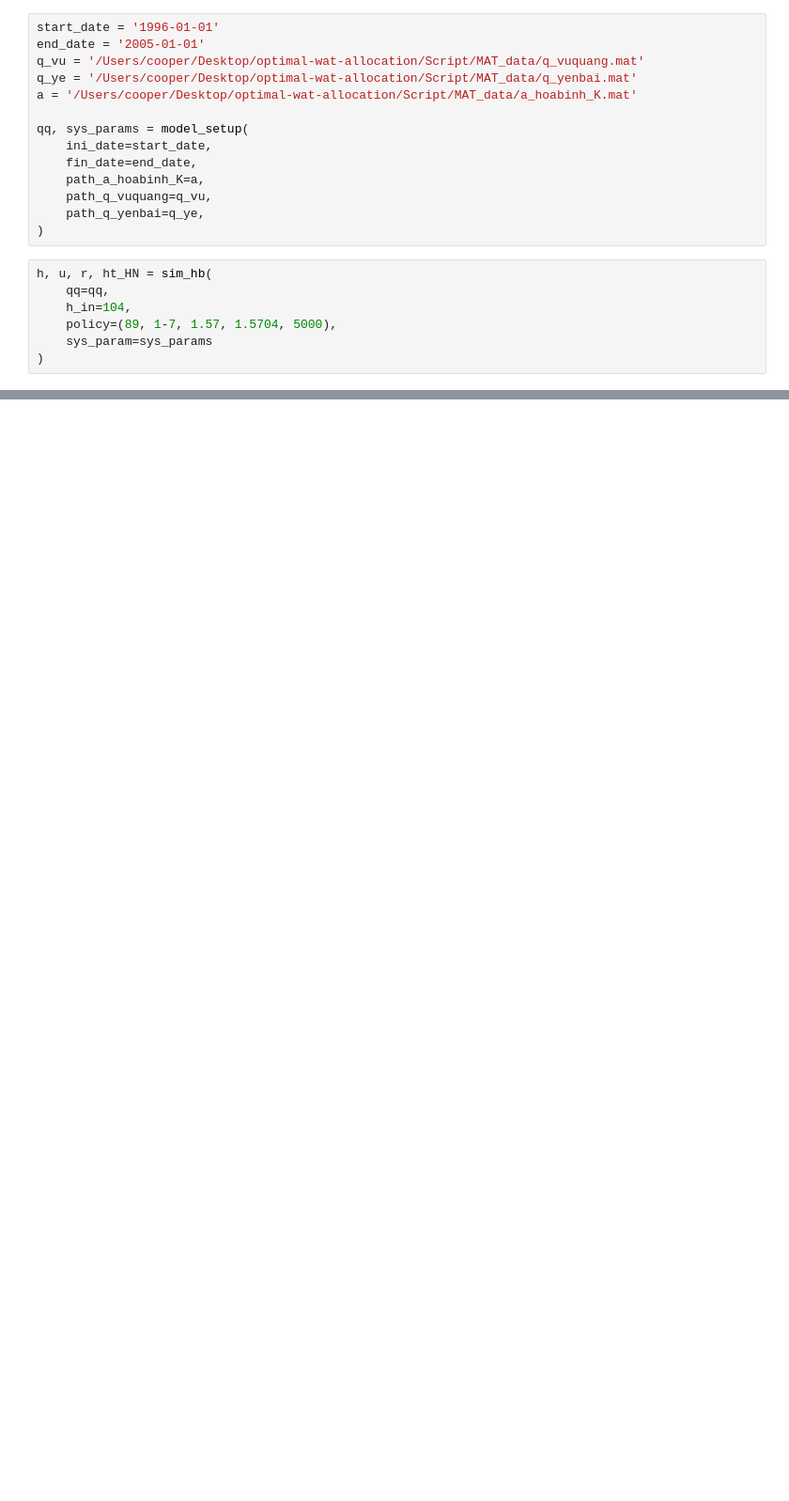
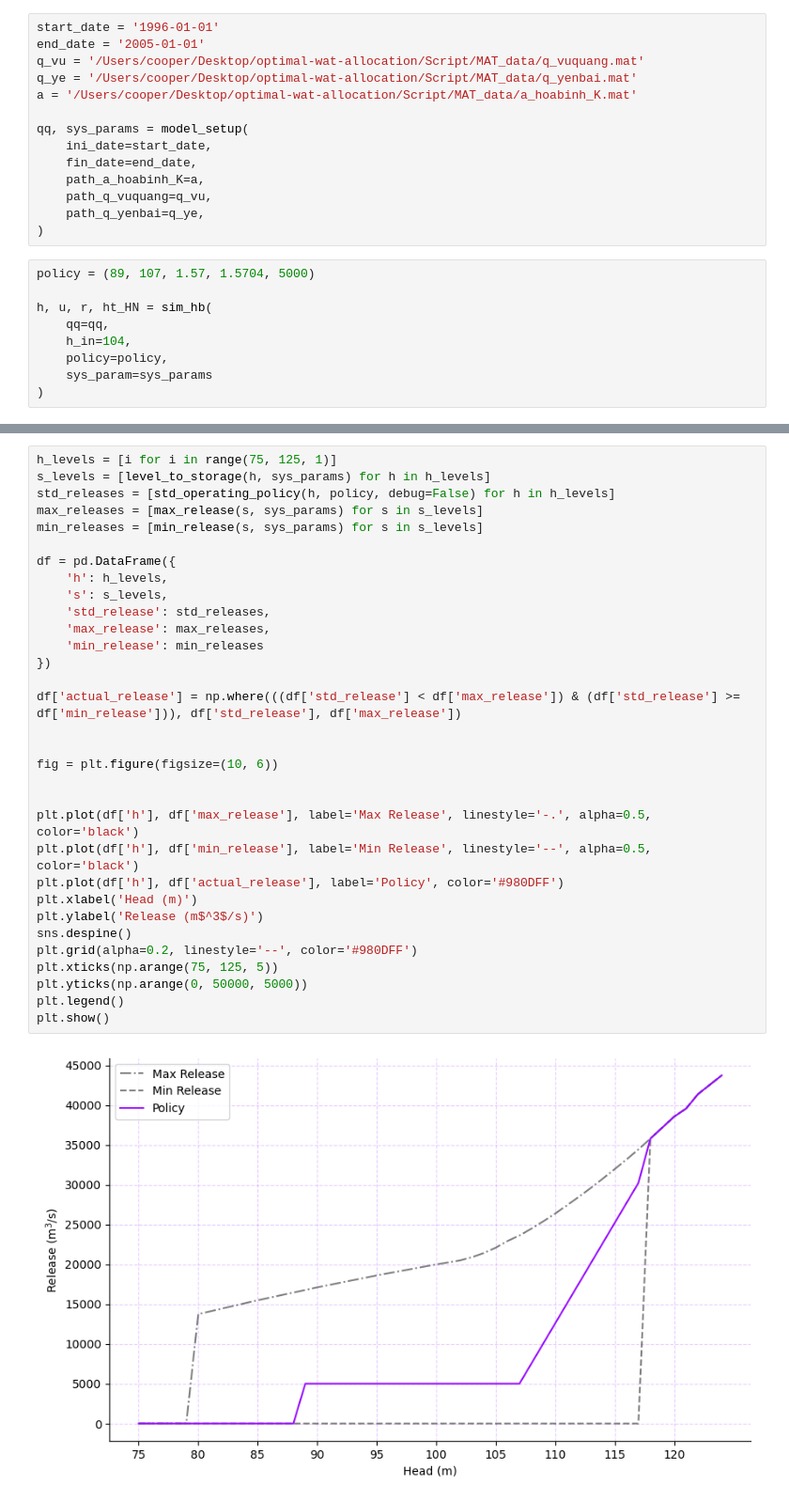
Before and after one commit to CooperBigFoot/optimal-wat-allocation, a Jupyter notebook: code/eda.ipynb, the cells around one changed output, grey strips where cells are left out. Shown at 94% size. Cells and saved outputs as stored; diff of their text form; blank space fills up the shorter version.

Commit message:
plot standard policy

```diff
--- a/code/eda.ipynb
+++ b/code/eda.ipynb
@@ -20,10 +22,12 @@ qq, sys_params = model_setup(
     path_q_yenbai=q_ye,
 )
 # %%
+policy = (89, 107, 1.57, 1.5704, 5000)
+
 h, u, r, ht_HN = sim_hb(
     qq=qq,
     h_in=104,
-    policy=(89, 1-7, 1.57, 1.5704, 5000),
+    policy=policy,
     sys_param=sys_params
 )
 # %% [output]
@@ -50,0 +35,34 @@ array([      nan, 485.90906, 485.76215, ..., 482.15448, 482.25385,
+# %%
+h_levels = [i for i in range(75, 125, 1)]
+s_levels = [level_to_storage(h, sys_params) for h in h_levels]
+std_releases = [std_operating_policy(h, policy, debug=False) for h in h_levels]
+max_releases = [max_release(s, sys_params) for s in s_levels]
+min_releases = [min_release(s, sys_params) for s in s_levels]
+
+df = pd.DataFrame({
+    'h': h_levels,
+    's': s_levels,
+    'std_release': std_releases,
+    'max_release': max_releases,
+    'min_release': min_releases
+})
+
+df['actual_release'] = np.where(((df['std_release'] < df['max_release']) & (df['std_release'] >= df['min_release'])), df['std_release'], df['max_release'])
+
+
+fig = plt.figure(figsize=(10, 6))
+
+
+plt.plot(df['h'], df['max_release'], label='Max Release', linestyle='-.', alpha=0.5, color='black')
+plt.plot(df['h'], df['min_release'], label='Min Release', linestyle='--', alpha=0.5, color='black')
+plt.plot(df['h'], df['actual_release'], label='Policy', color='#980DFF')
+plt.xlabel('Head (m)')
+plt.ylabel('Release (m$^3$/s)')
+sns.despine()
+plt.grid(alpha=0.2, linestyle='--', color='#980DFF')
+plt.xticks(np.arange(75, 125, 5))
+plt.yticks(np.arange(0, 50000, 5000))
+plt.legend()
+plt.show()
+# %% [output]
+[figure, added]
```
Also changed, not shown: parts of 6 cells of this notebook.
